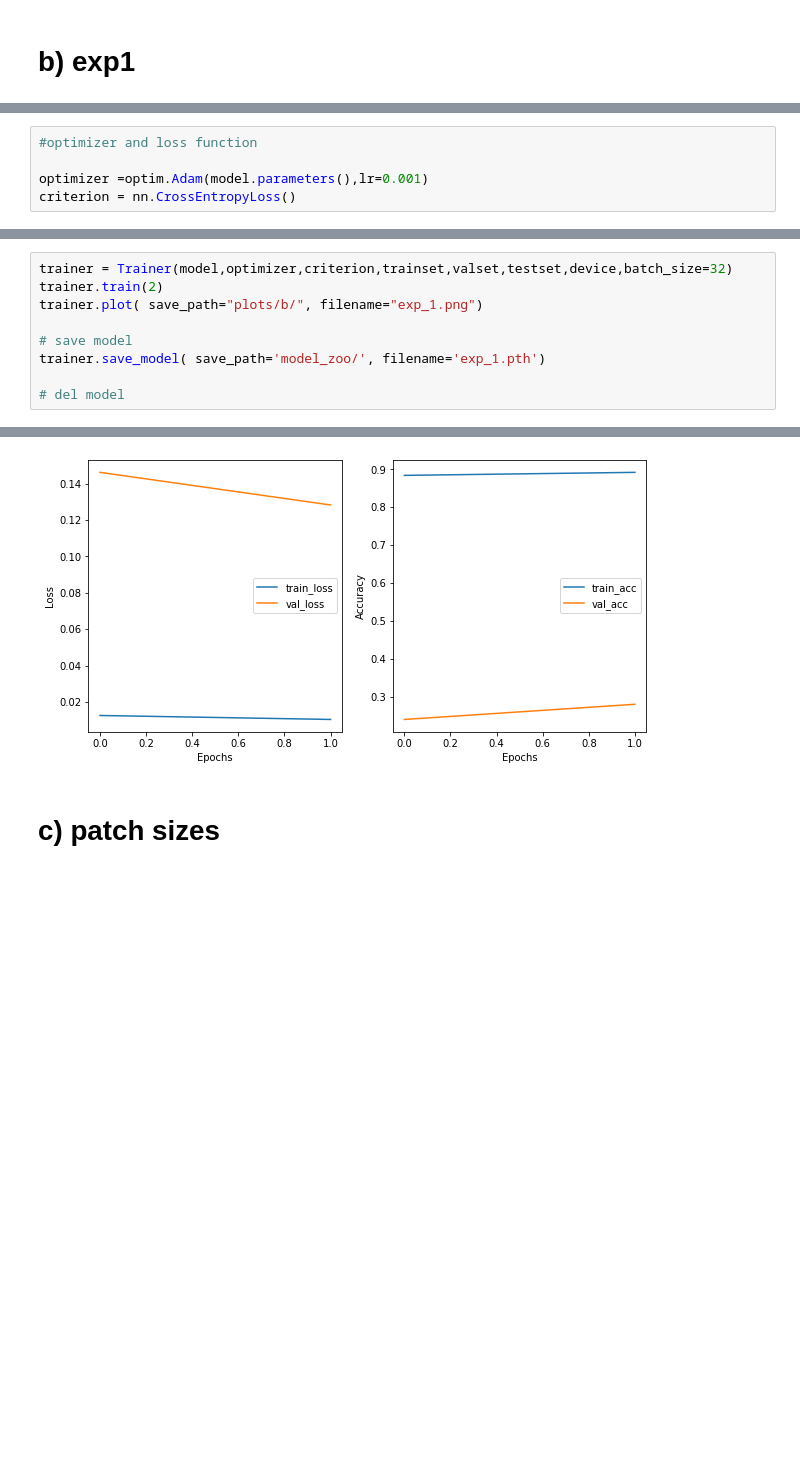
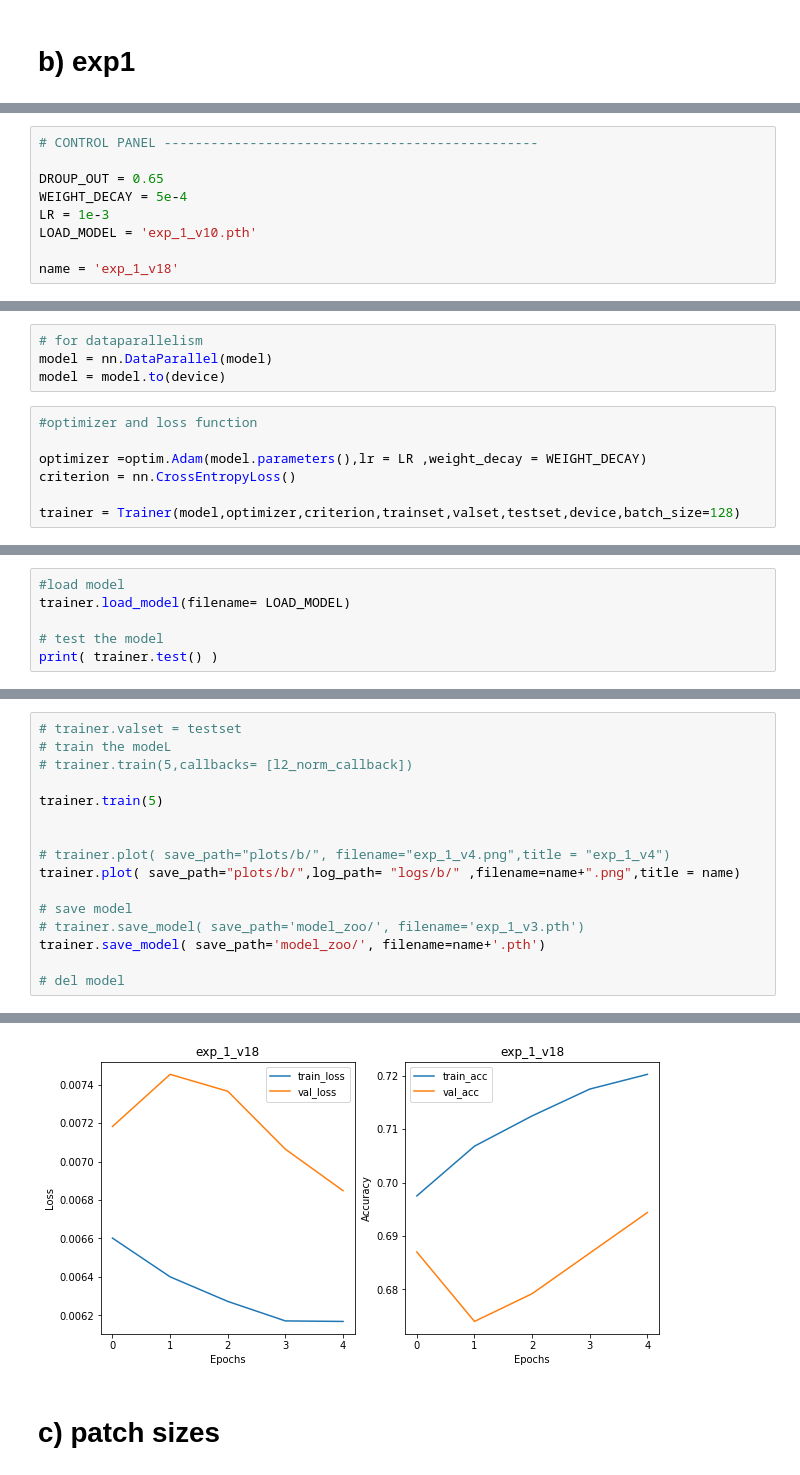
Before and after one commit to AshokBatakala/Q1_vit, a Jupyter notebook: main.ipynb, the cells around one changed output, grey strips where cells are left out. Cells and saved outputs as stored; diff of their text form; blank space fills up the shorter version.

```diff
--- a/main.ipynb
+++ b/main.ipynb
@@ -59,0 +82,9 @@ model = visionTransformer(token_dim=48,
+# %%
+# CONTROL PANEL ------------------------------------------------
+
+DROUP_OUT = 0.65
+WEIGHT_DECAY = 5e-4
+LR = 1e-3
+LOAD_MODEL = 'exp_1_v10.pth'
+
+name = 'exp_1_v18'
@@ -60,5 +119,11 @@ model = visionTransformer(token_dim=48,
+# %%
+# for dataparallelism
+model = nn.DataParallel(model)
+model = model.to(device)
 # %%
 #optimizer and loss function
 
-optimizer =optim.Adam(model.parameters(),lr=0.001)
+optimizer =optim.Adam(model.parameters(),lr = LR ,weight_decay = WEIGHT_DECAY)
 criterion = nn.CrossEntropyLoss()
+
+trainer = Trainer(model,optimizer,criterion,trainset,valset,testset,device,batch_size=128)
@@ -64,0 +142,6 @@ criterion = nn.CrossEntropyLoss()
+# %%
+#load model
+trainer.load_model(filename= LOAD_MODEL)
+
+# test the model
+print( trainer.test() )
@@ -65,10 +150,17 @@ criterion = nn.CrossEntropyLoss()
 # %%
-trainer = Trainer(model,optimizer,criterion,trainset,valset,testset,device,batch_size=32)
-trainer.train(2)
-trainer.plot( save_path="plots/b/", filename="exp_1.png")
+# trainer.valset = testset
+# train the modeL
+# trainer.train(5,callbacks= [l2_norm_callback])
+
+trainer.train(5)
+
+
+# trainer.plot( save_path="plots/b/", filename="exp_1_v4.png",title = "exp_1_v4")
+trainer.plot( save_path="plots/b/",log_path= "logs/b/" ,filename=name+".png",title = name)
 
 # save model
-trainer.save_model( save_path='model_zoo/', filename='exp_1.pth')
+# trainer.save_model( save_path='model_zoo/', filename='exp_1_v3.pth')
+trainer.save_model( save_path='model_zoo/', filename=name+'.pth')
 
 # del model
 # %% [output]
@@ -75,3 +177,3 @@ trainer.save_model( save_path='model_zoo/', filename='exp_1.pth')
-[figure, old version]
+[figure, new version]
 # %% [markdown]
 # c) patch sizes
```
Also changed, not shown: parts of 18 cells of this notebook, 19 other files.
